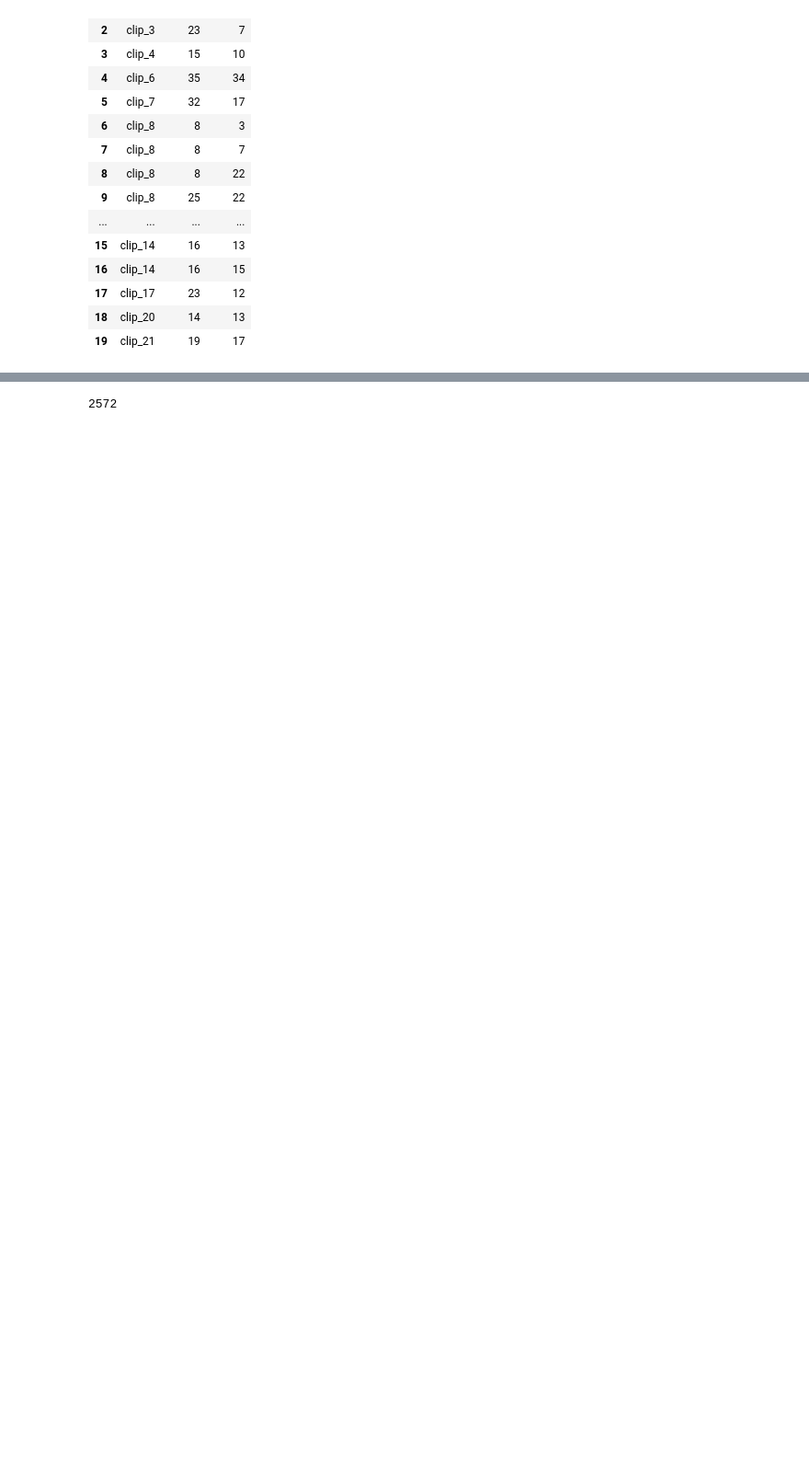
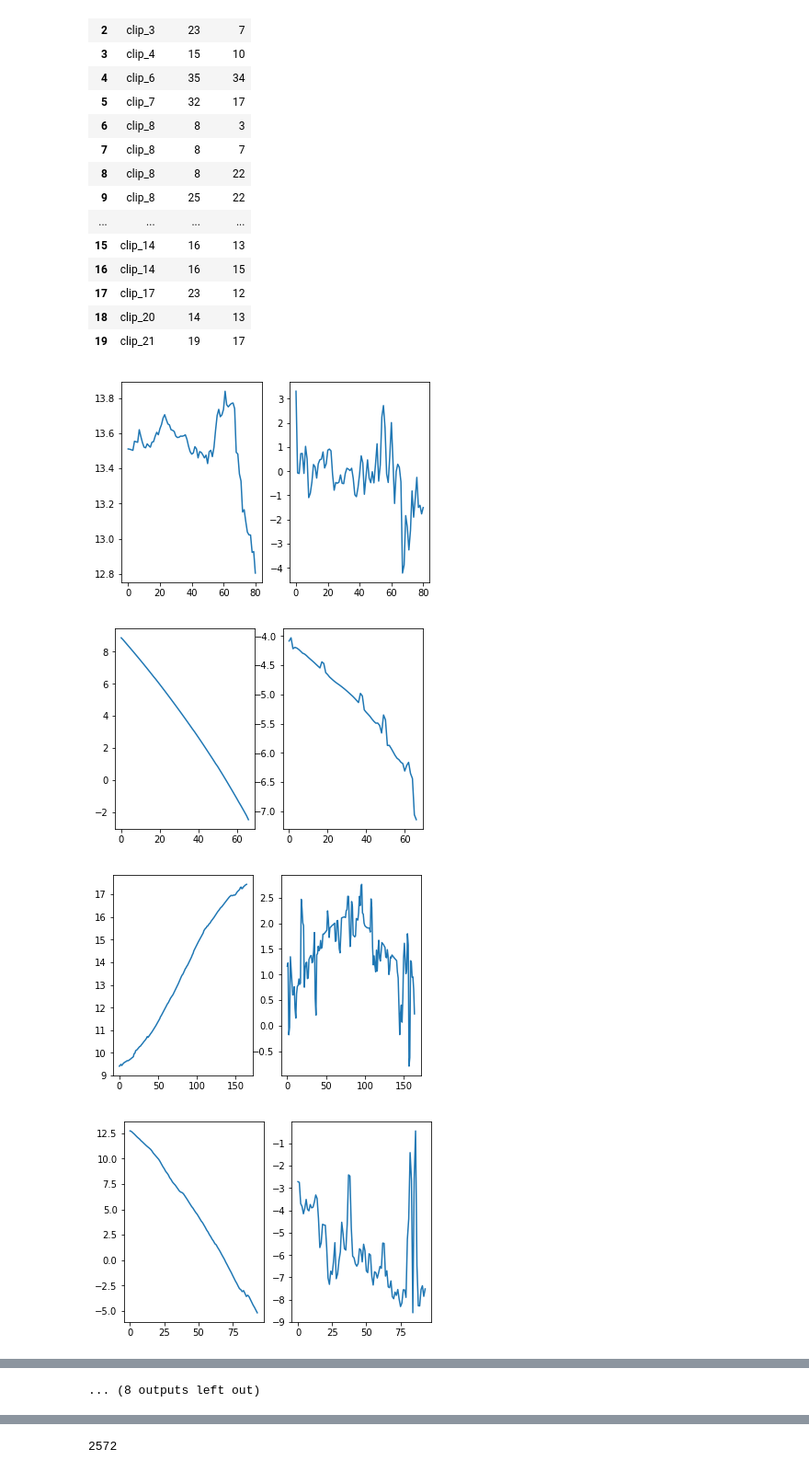
Before and after one commit to UC-Berkeley-MEng-Capstone/Capstone_Code, a Jupyter notebook: Get_data.ipynb, the cells around one changed output, grey strips where cells are left out. Shown at 92% size. Cells and saved outputs as stored; diff of their text form; code cells hidden in the pictures; blank space fills up the shorter version.

```diff
--- a/Get_data.ipynb
+++ b/Get_data.ipynb
@@ -31,6 +31,7 @@ def classify(max_objects, df_positions):
 #x,y=classify(max_objects, df_positions)
 #print x,y
 # %%
+delta_t=1./30
 def SQL_to_Pandas(filename):
     #=============================================================
     ## COMMENT TO PROCESS ALL THE DATABASES
@@ -62,9 +63,16 @@ def SQL_to_Pandas(filename):
     df=df_positions.copy()
     df['v_x']=df_velocities['x_coordinate']
     df['v_y']=df_velocities['y_coordinate']
+
     df.columns = ['object', 'frame', 'x', 'y', 'v_x', 'v_y']
 
+    #Compute the velocities:
+
+#     df['v_x']=(df['x'].shift(1)-df['x'].shift(-1))/2/delta_t
+#     df['v_y']=(df['y'].shift(1)-df['y'].shift(-1))/2/delta_t
+
     #=============================================================
+
     # UNCOMMENT IF YOU WOULD LIKE TO COMPUTE THE AVERAGE OVER THE TRAJECTORIES
 
     df=df.groupby(['object','frame']).mean().reset_index()
@@ -92,7 +100,7 @@ import os
 import timeit
 #=============================================================
 ## -------- ADD PATH TO THE SQLITE FILE!!! ------------------
-path = 'C:\\Users\\admin\\Desktop\\Capstone\\Final SQL\\0206_1218\\'
+path = 'C:\\Users\\admin\\Desktop\\Capstone\\Final SQL\\revised_0206_1228\\'
 
 #for loop to go over all the databases
 for filename in os.listdir(path):
@@ -105,6 +113,7 @@ for filename in os.listdir(path):
         for i in range(max_objects):
             X0=pd.Series.tolist((df.loc[df['object'] == i])['x'])
             Y0=pd.Series.tolist((df.loc[df['object'] == i])['y'])
+
             VX0=pd.Series.tolist((df.loc[df['object'] == i])['v_x'])
             VY0=pd.Series.tolist((df.loc[df['object'] == i])['v_y'])
             T0=np.linspace(0,len(VX0),len(VX0))
@@ -173,25 +182,52 @@ inter
 # %%
 k=0
 len_inter=0
 for i in range(len(inter.index)):
-    [df, df_positions, max_objects]=SQL_to_Pandas(inter.iloc[i,0]+'.sqlite')
+#     if i==4:
+        [df, df_positions, max_objects]=SQL_to_Pandas(inter.iloc[i,0]+'.sqlite')
 
-    veh_iden=int(inter.iloc[i,2])
-    ped_iden=int(inter.iloc[i,1])
+        veh_iden=int(inter.iloc[i,2])
+        ped_iden=int(inter.iloc[i,1])
 
-    vehicle=df.loc[df['object'] == veh_iden]
-    pedestrian=df.loc[df['object'] == ped_iden]
+        vehicle=df.loc[df['object'] == veh_iden]
+        pedestrian=df.loc[df['object'] == ped_iden]
 
-    interaction = pd.merge(vehicle, pedestrian, how ='inner', on = ['frame'])
-    len_inter= len_inter+ len(interaction.index)
-    interaction.columns = ['object1', 'frame', 'x1', 'y1', 'v_x1', 'v_y1', 'object2', 'x2', 'y2', 'v_x2', 'v_y2']
-    if k==0:
-        all_interactions=interaction.copy()
-    else:
-        frames = [all_interactions, interaction]
-        all_interactions = pd.concat(frames)
-    k=k+1
-# print all_interactions.shape
-# print all_interactions.head()
-# print len(all_interactions.index)
-# print len_inter
+        interaction = pd.merge(vehicle, pedestrian, how ='inner', on = ['frame'])
+        len_inter= len_inter+ len(interaction.index)
+        interaction.columns = ['object1', 'frame', 'x1', 'y1', 'v_x1', 'v_y1', 'object2', 'x2', 'y2', 'v_x2', 'v_y2']
+        if k==0:
+            all_interactions=interaction.copy()
+        else:
+            frames = [all_interactions, interaction]
+            all_interactions = pd.concat(frames)
+        k=k+1
+
+        interaction['x1']=interaction.filter(items=['x1'])
+        interaction['v_x1']=(interaction['x1'].shift(-1)-interaction['x1'].shift(1))/(2*delta_t)
+        interaction['v_y1']=(interaction['y1'].shift(-1)-interaction['y1'].shift(1))/(2*delta_t)
+        interaction=interaction.dropna(axis=0, how='any')
+        interaction=interaction[:-1]
+
+        #plotting
+        X0=pd.Series.tolist(interaction['x1'])
+        Y0=pd.Series.tolist(interaction['y1'])
+        VX0=pd.Series.tolist(interaction['v_x1'])
+        VY0=pd.Series.tolist(interaction['v_y1'])
+        plt.subplot(1,2,1)
+        plt.plot(X0)
+        plt.subplot(1,2,2)
+        plt.plot(VX0)
+        plt.show()
+#         print (8.7348-9.0071)/2/delta_t
+#         print (8.5937-8.8623)/2/delta_t
+#         print interaction
+
+    # print all_interactions.shape
+    # print all_interactions.head()
+    # print len(all_interactions.index)
+    # print len_inter
+# %% [output]
+[figure, added]
+[figure, added]
+[figure, added]
+[figure, added]
@@ -197,0 +242 @@ for i in range(len(inter.index)):
+... (8 outputs left out)
```
Also changed, not shown: parts of 3 cells of this notebook.
